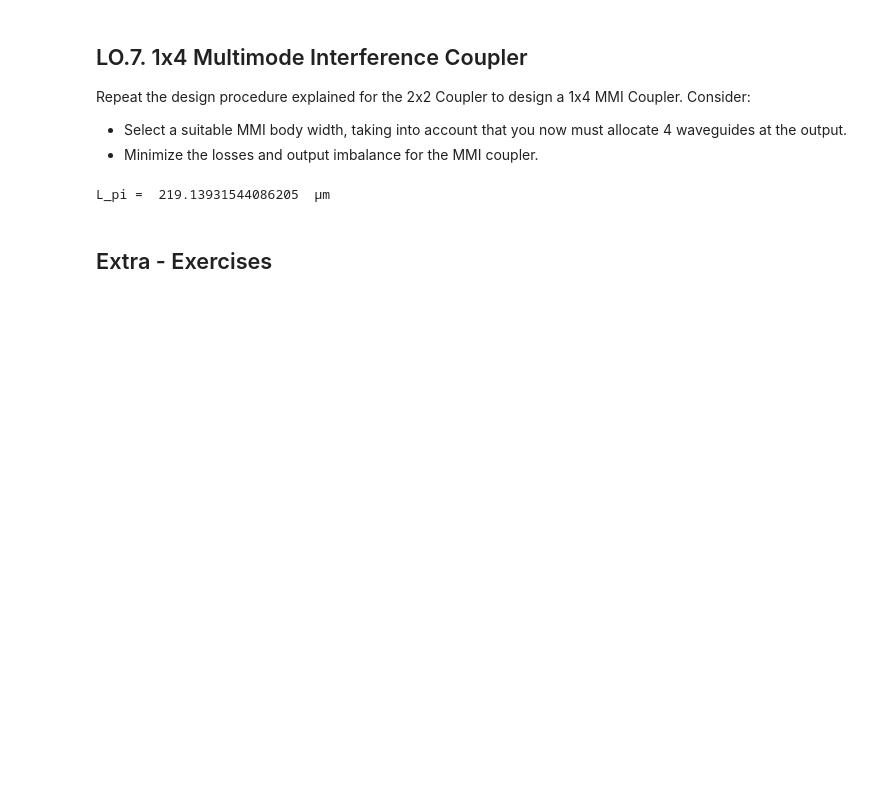
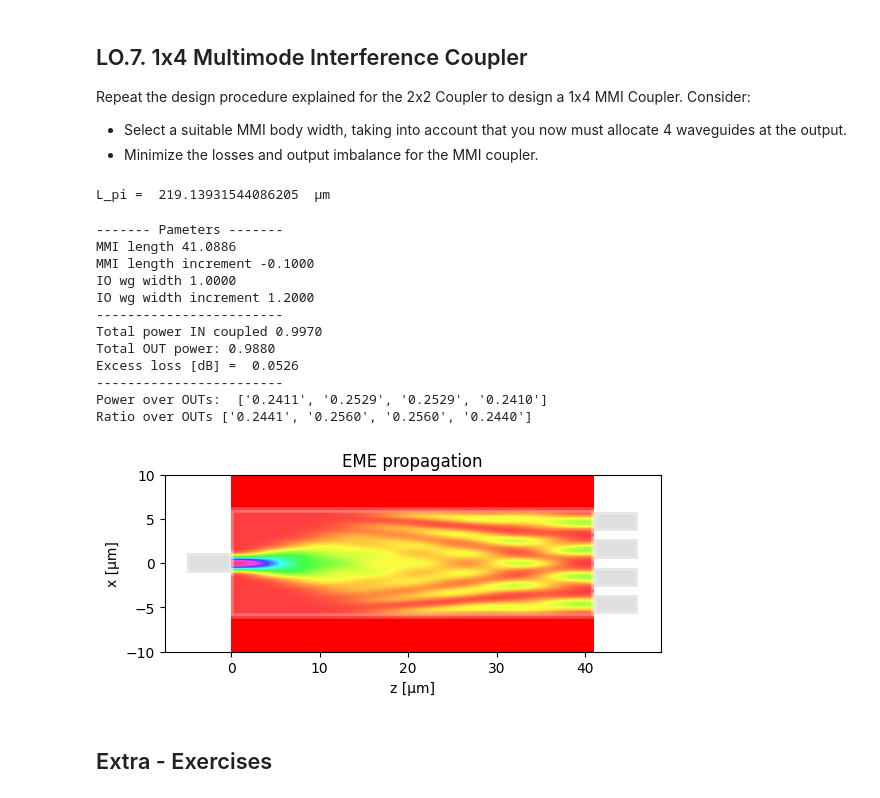
Before and after one commit to lorenagomezdiego/cifoin-lab2, a Jupyter notebook: COUPLERS_Student.ipynb, the cells around one changed output. Cells and saved outputs as stored; diff of their text form; code cells hidden in the pictures; blank space fills up the shorter version.

```diff
--- a/COUPLERS_Student.ipynb
+++ b/COUPLERS_Student.ipynb
@@ -738,17 +738,34 @@ L_pi =  219.13931544086205  µm
 # %%
 # 3) Configure MMI
 # # MMI I/O number (check class slides for type of MMI)
 m.n_IN = 1 # STUDENT
 m.n_OUT = 4 # STUDENT
 
 dy = 0.5
 # MMI I/O waveguide positions (check class slides for type of MMI)
 m.IN_WVG_positions = mmi_Width*np.array([0]) # STUDENT
-m.OUT_WVG_positions = mmi_Width*np.array([-3/6,-1/6,1/6,3/6]) + np.array([-1.4,-dy,dy,1.4])  # STUDENT
+m.OUT_WVG_positions = mmi_Width*np.array([-3/6,-1/6,1/6,3/6]) + np.arrayTUDENT([-1.4,-dy,dy,1.4])  # Según datos de apuntes
 
 # MMI length (check class slides for type of MMI)
 m.L_MMI = (3/16)*L_pi  # STUDENT
 m.dL_MMI = -0.1 # STUDENT
+
+#Run propagation
+m.propagation()
+# %% [output]
+------- Pameters -------
+MMI length 41.0886
+MMI length increment -0.1000
+IO wg width 1.0000
+IO wg width increment 1.2000
+------------------------
+Total power IN coupled 0.9970
+Total OUT power: 0.9880
+Excess loss [dB] =  0.0526
+------------------------
+Power over OUTs:  ['0.2411', '0.2529', '0.2529', '0.2410']
+Ratio over OUTs ['0.2441', '0.2560', '0.2560', '0.2440']
+[figure, added]
 # %% [markdown]
 ## Extra - Exercises
 # %% [markdown]
```
Also changed, not shown: parts of 4 cells of this notebook.
